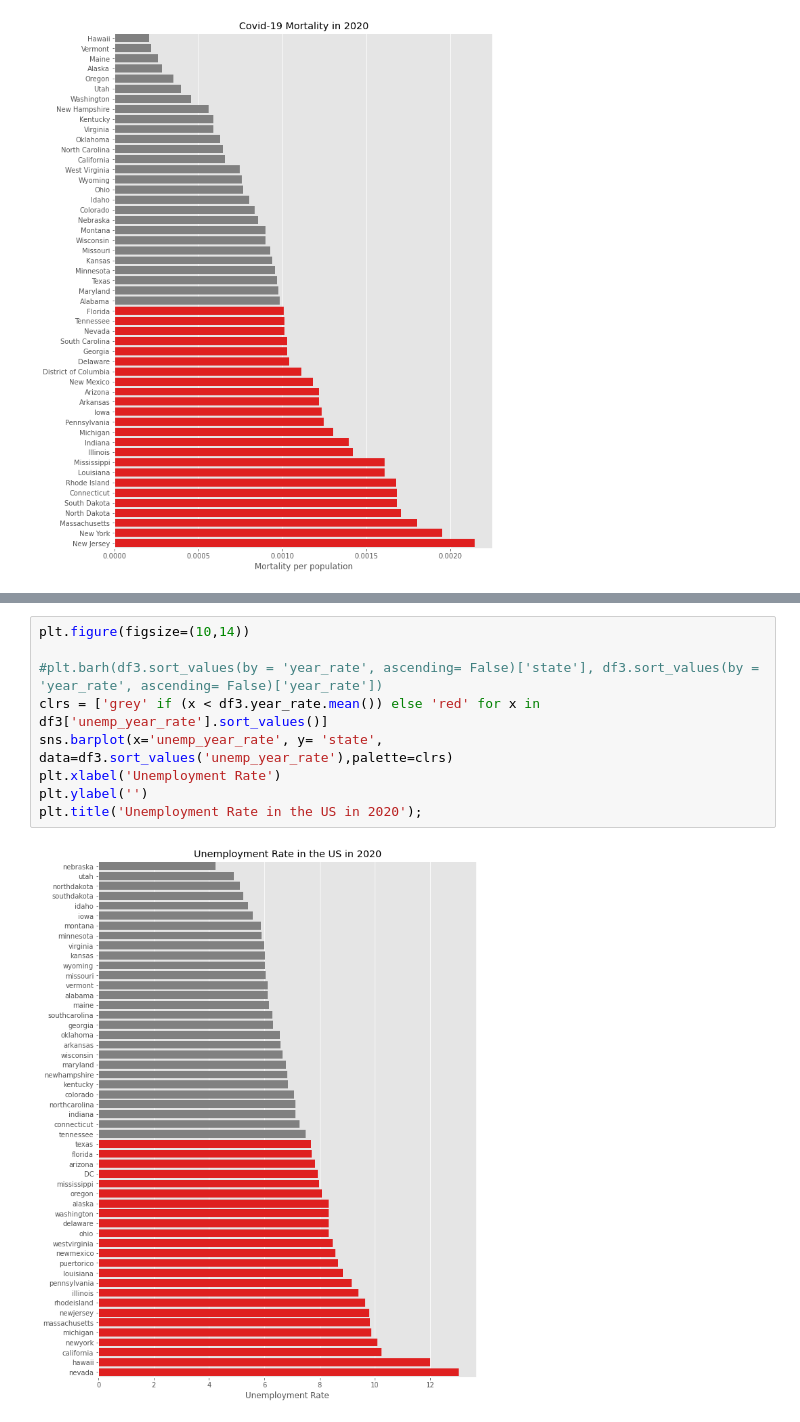
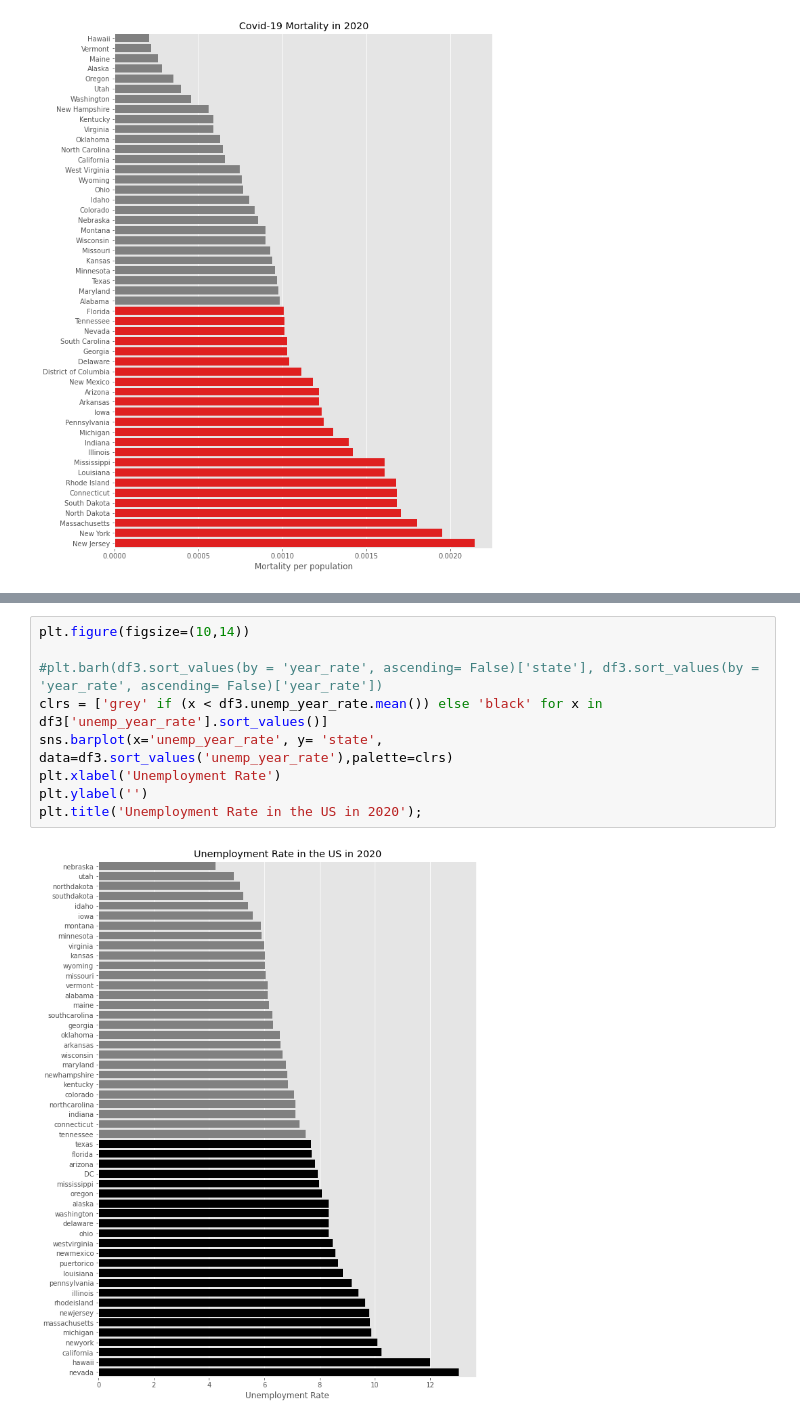
Before and after one commit to mrhartnett10/Covid19-Clustering-Demographic-Analysis-Group-Project, a Jupyter notebook: eda.ipynb, the cells around one changed output, grey strips where cells are left out. Cells and saved outputs as stored; diff of their text form.

```diff
--- a/eda.ipynb
+++ b/eda.ipynb
@@ -153,11 +164,11 @@ plt.xlabel('Mortality per population');
 # %%
 plt.figure(figsize=(10,14))
 
 #plt.barh(df3.sort_values(by = 'year_rate', ascending= False)['state'], df3.sort_values(by = 'year_rate', ascending= False)['year_rate'])
-clrs = ['grey' if (x < df3.year_rate.mean()) else 'red' for x in df3['unemp_year_rate'].sort_values()]
+clrs = ['grey' if (x < df3.unemp_year_rate.mean()) else 'black' for x in df3['unemp_year_rate'].sort_values()]
 sns.barplot(x='unemp_year_rate', y= 'state', data=df3.sort_values('unemp_year_rate'),palette=clrs)
 plt.xlabel('Unemployment Rate')
 plt.ylabel('')
 plt.title('Unemployment Rate in the US in 2020');
 # %% [output]
-[figure, old version]
+[figure, new version]
```
Also changed, not shown: parts of 2 cells of this notebook, 1 other file.
